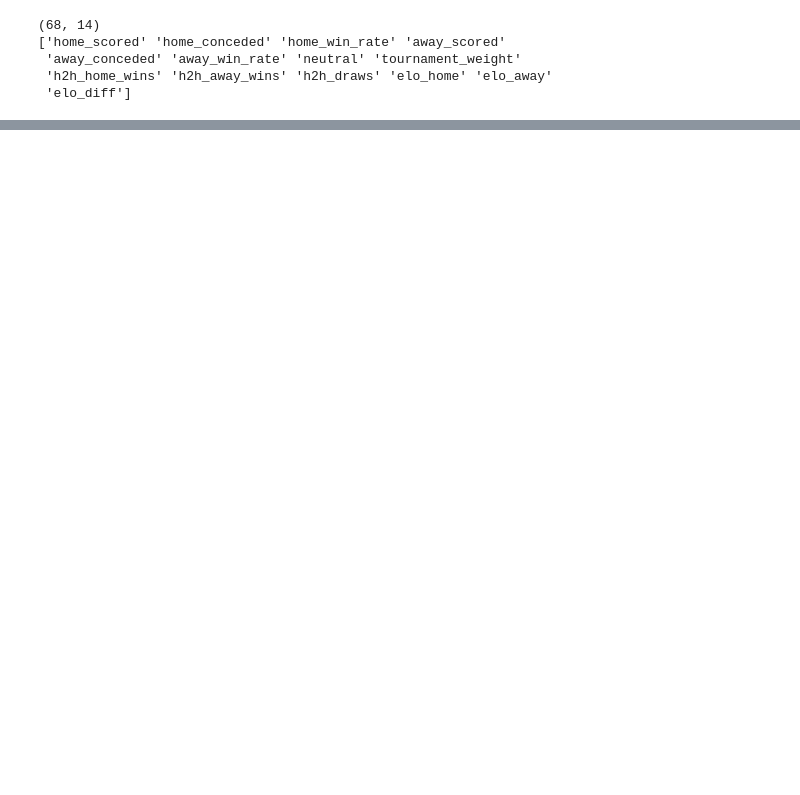
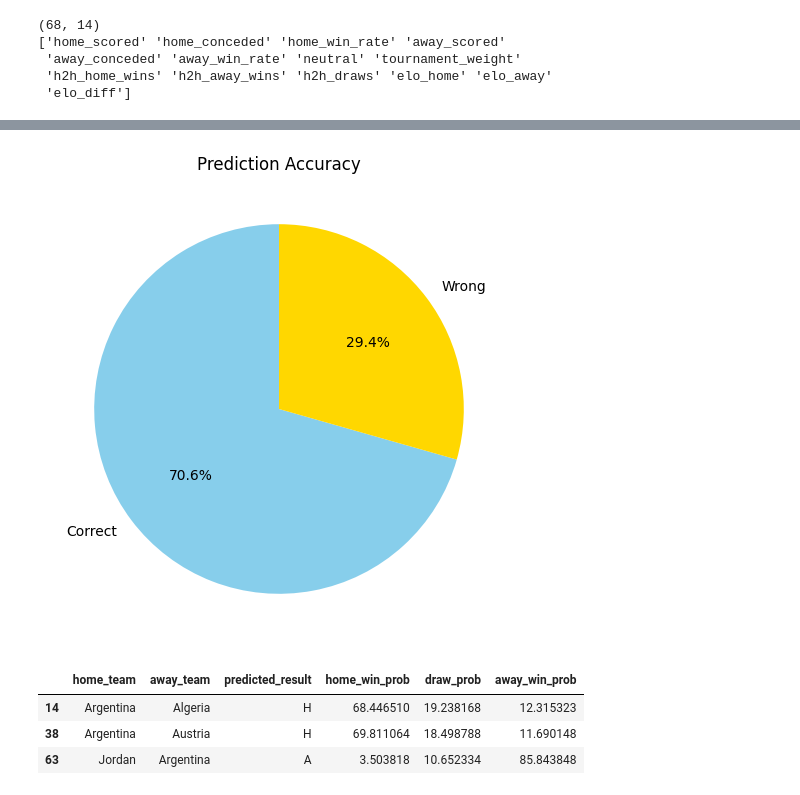
Before and after one commit to maanaz/World_cup_prediction_model, a Jupyter notebook: International football results/main.ipynb, the cells around one changed output, grey strips where cells are left out. Saved outputs shown, nothing was run; the diff lists cells and outputs as text; code cells hidden in the pictures; blank space fills up the shorter version.

Commit message:
did some visualizations

```diff
--- a/International football results/main.ipynb
+++ b/International football results/main.ipynb
@@ -681,0 +833,46 @@ print(upcoming_df[['home_team', 'away_team']].head())
+# %%
+
+
+correct = correct
+wrong = total - correct
+
+plt.figure(figsize=(6,5))
+
+bars = plt.bar(
+    ['Correct', 'Wrong'],
+    [correct, wrong],
+    color=['blue', 'red']
+)
+
+plt.title("Prediction Accuracy Breakdown", fontsize=15)
+plt.xlabel("Prediction")
+plt.ylabel("Number of Matches")
+
+for bar in bars:
+    height = bar.get_height()
+    plt.text(bar.get_x() + bar.get_width()/2,
+             height + 0.3,
+             int(height),
+             ha='center',
+             fontsize=11)
+
+plt.grid(axis='y', linestyle='--', alpha=0.4)
+
+plt.tight_layout()
+plt.show()
+# %%
+plt.figure(figsize=(6,6))
+
+plt.pie(
+    [correct, wrong],
+    labels=['Correct', 'Wrong'],
+    autopct='%1.1f%%',
+    colors=['skyblue', 'gold'],
+    startangle=90
+)
+
+plt.title("Prediction Accuracy")
+
+plt.show()
+# %% [output]
+[figure, added]
@@ -681,0 +983,17 @@ print(upcoming_df[['home_team', 'away_team']].head())
+# %%
+arg_matches=upcoming_df[(upcoming_df['home_team']=="Argentina") | (upcoming_df["away_team"]=="Argentina")]
+arg_matches[
+    [
+        "home_team",
+        "away_team",
+        "predicted_result",
+        "home_win_prob",
+        "draw_prob",
+        "away_win_prob"
+    ]
+]
+# %% [output]
+|  | home_team | away_team | predicted_result | home_win_prob | draw_prob | away_win_prob |
+| 14 | Argentina | Algeria | H | 68.446510 | 19.238168 | 12.315323 |
+| 38 | Argentina | Austria | H | 69.811064 | 18.498788 | 11.690148 |
+| 63 | Jordan | Argentina | A | 3.503818 | 10.652334 | 85.843848 |
```
Also changed, not shown: parts of 19 cells of this notebook, 5 other files.
